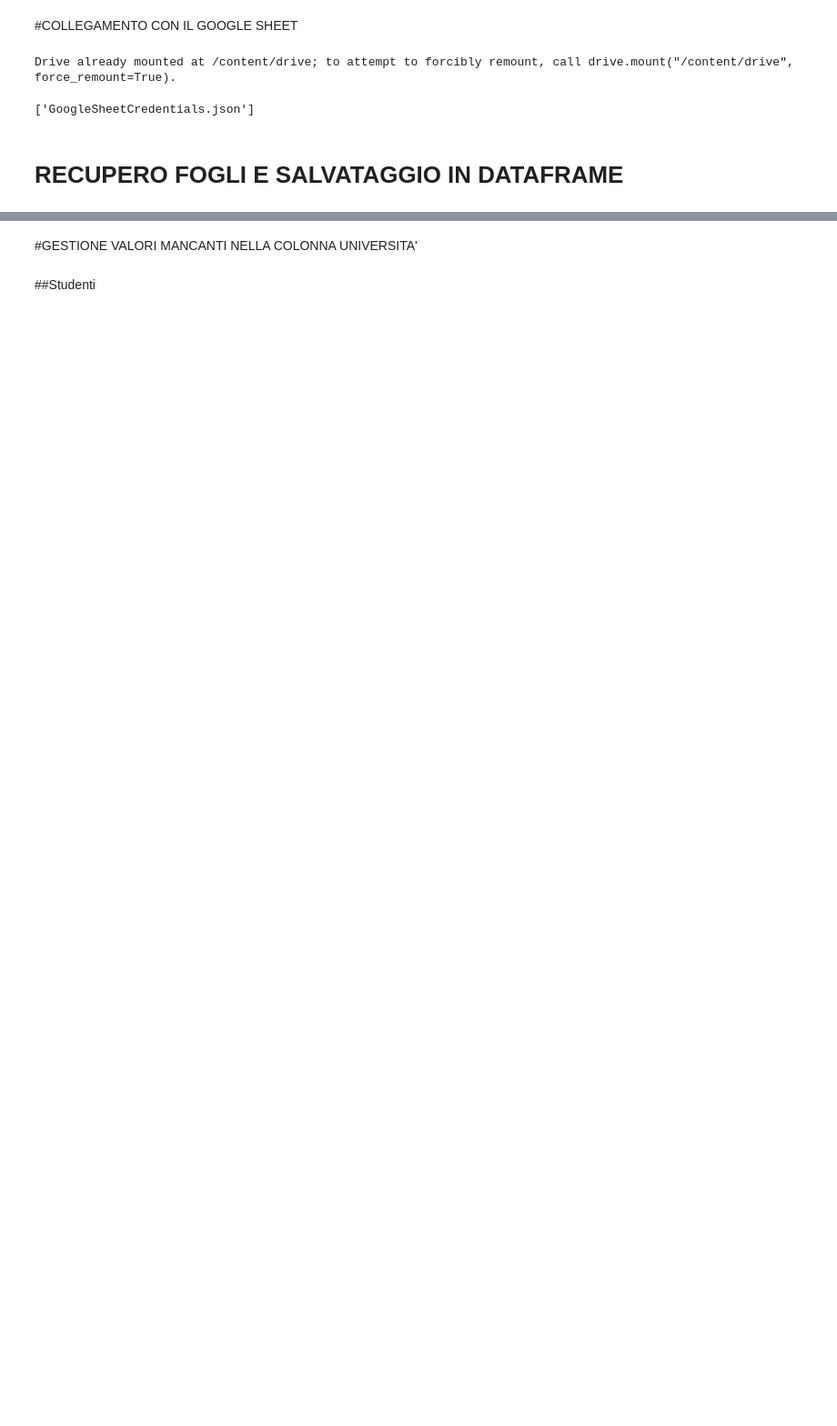
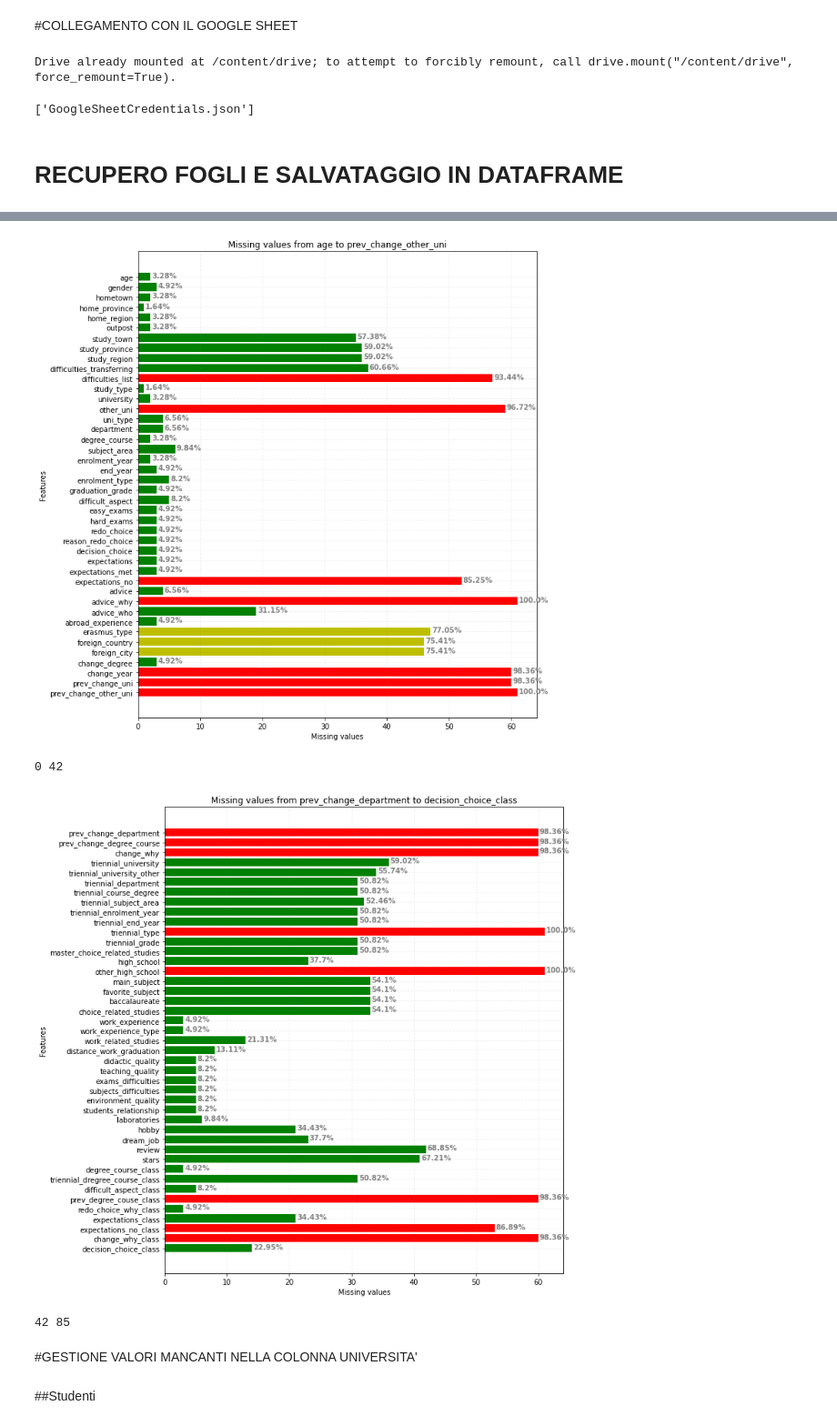
Before and after one commit to Francesca-Rossi/IAuniversity, a Jupyter notebook: GetDataFromGoogleSheet.ipynb, the cells around one changed output, grey strips where cells are left out. Shown at 91% size. Drawn from its saved outputs; the diff is of its cells as text; code cells hidden in the pictures; blank space fills up the shorter version.

```diff
--- a/GetDataFromGoogleSheet.ipynb
+++ b/GetDataFromGoogleSheet.ipynb
@@ -49,0 +73,2 @@ df_graduate = pd.DataFrame(graduate_data)
+# %%
+df_missing_value_graduate=df_graduate.isnull().sum()
@@ -49,0 +133,6 @@ df_graduate = pd.DataFrame(graduate_data)
+# %%
+#definizione delle variabili
+tot_graduate=df_graduate.shape[0]
+print(tot_graduate)
+values_graduate=df_missing_value_graduate.values
+index_graduate=df_missing_value_graduate.index
@@ -50,3 +141,49 @@ df_graduate = pd.DataFrame(graduate_data)
+# %%
+#gestione dei colori
+clrs=[]
+x_perc_values=[]
+for x in values_graduate:
+  x_perc= (x/tot_graduate)*100
+  if (x_perc<=75):
+    clrs.append('g') #green when missing value < 75%
+  elif (x_perc>75) and (x_perc<=85):
+    clrs.append('y')
+  else:
+    clrs.append('r')
+# %%
+#creazione del grafico
+start=0
+for i in range(2, 0, -1):
+  fig, ax = plt.subplots(figsize =(10, 12))
+  end= int(len(index_graduate)/i)
+  title_str=f'Missing values from {index_graduate[start]} to {index_graduate[end-1]}'
+  # Horizontal Bar Plot
+  #clrs = ['g' if (((x/tot_students)*100) < 80)   if (((x/tot_students)*100) < 90 ) 'y'  else 'r' for x in values[x:end] ]
+  ax.barh(index_graduate[start:end], values_graduate[start:end], color=clrs[start:end])
+  # Add x, y gridlines
+  ax.grid(b = True, color ='grey',
+          linestyle ='-.', linewidth = 0.5,
+          alpha = 0.2)
+  # Add annotation to bars
+  for i in ax.patches:
+      plt.text(i.get_width()+0.2, i.get_y()+0.5,
+              str(round(((i.get_width()/tot_graduate)*100), 2))+'%',
+              fontsize = 10, fontweight ='bold',
+              color ='grey')
+  # Show top values
+  ax.invert_yaxis()
+  #labeling
+  plt.xlabel("Missing values")
+  plt.ylabel("Features")
+  plt.title(title_str)
+  plt.show()
+  print(start, end)
+  start=end
+# %% [output]
+[figure, added]
+0 42
+[figure, added]
+42 85
 # %% [markdown]
 #GESTIONE VALORI MANCANTI NELLA COLONNA UNIVERSITA'
 # %% [markdown]
```
Also changed, not shown: parts of 265 cells of this notebook.
